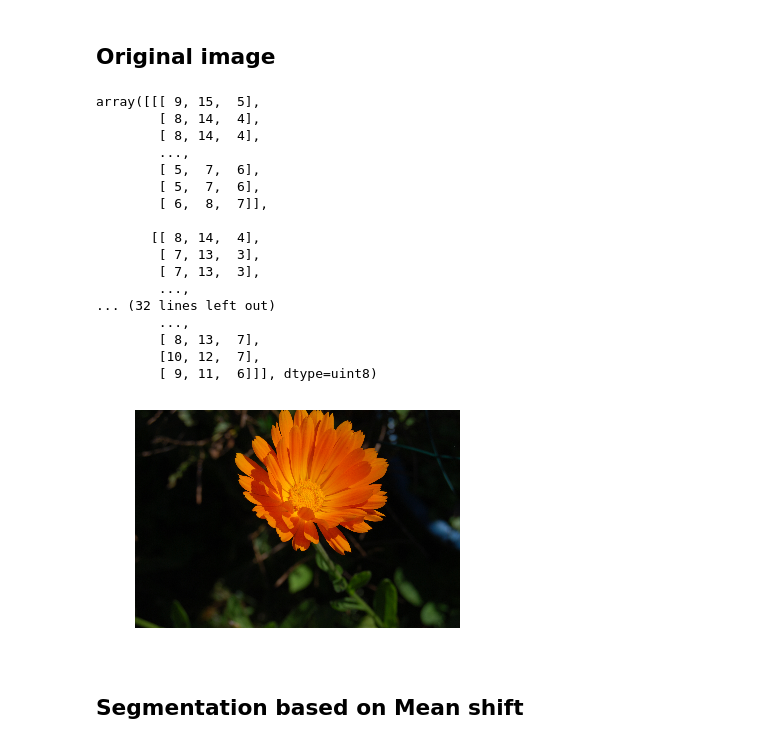
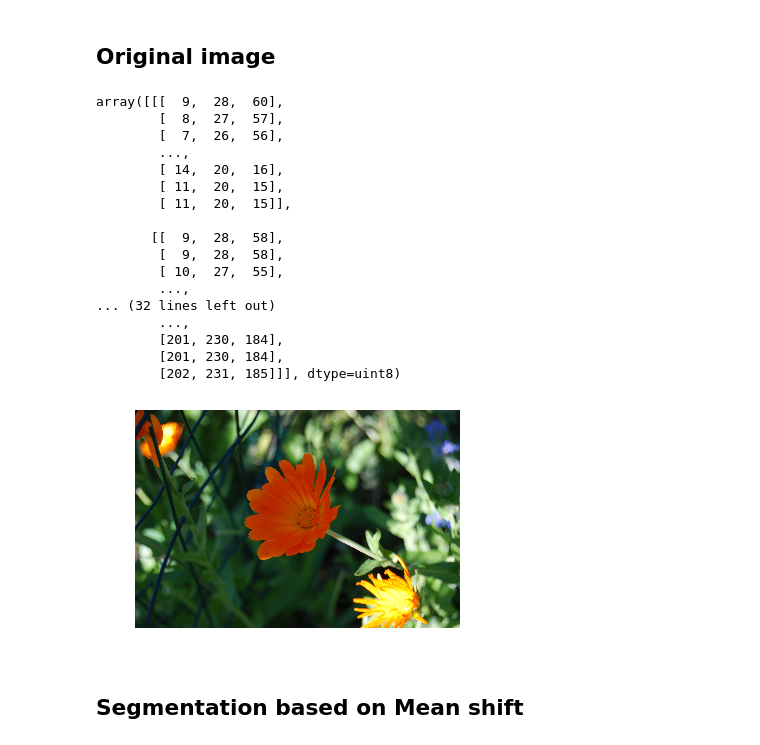
Before and after one commit to jianwu21/Advance-Topic-in-Image-Analysis, a Jupyter notebook: Segmentation/Segmentation.ipynb, the cells around one changed output. Saved outputs shown, nothing was run; the diff lists cells and outputs as text; code cells hidden in the pictures.

```diff
--- a/Segmentation/Segmentation.ipynb
+++ b/Segmentation/Segmentation.ipynb
@@ -14,30 +17,30 @@ from skimage.future import graph
 Original image
 ----------------
 # %%
-img = plt.imread('data/DSC_0055.JPG')
+img = plt.imread('data/DSC_0066.JPG')
 plt.imshow(img)
 plt.axis('off')
 
 img
 # %% [output]
-array([[[ 9, 15,  5],
-        [ 8, 14,  4],
-        [ 8, 14,  4],
+array([[[  9,  28,  60],
+        [  8,  27,  57],
+        [  7,  26,  56],
         ...,
-        [ 5,  7,  6],
-        [ 5,  7,  6],
-        [ 6,  8,  7]],
+        [ 14,  20,  16],
+        [ 11,  20,  15],
+        [ 11,  20,  15]],
 
-       [[ 8, 14,  4],
-        [ 7, 13,  3],
-        [ 7, 13,  3],
+       [[  9,  28,  58],
+        [  9,  28,  58],
+        [ 10,  27,  55],
         ...,
 ... (32 lines left out)
         ...,
-        [ 8, 13,  7],
-        [10, 12,  7],
-        [ 9, 11,  6]]], dtype=uint8)
+        [201, 230, 184],
+        [201, 230, 184],
+        [202, 231, 185]]], dtype=uint8)
-[figure, old version]
+[figure, new version]
 # %% [markdown]
 Segmentation based on Mean shift
 -----------------------------------
```
Also changed, not shown: parts of 13 cells of this notebook, 4 other files.
